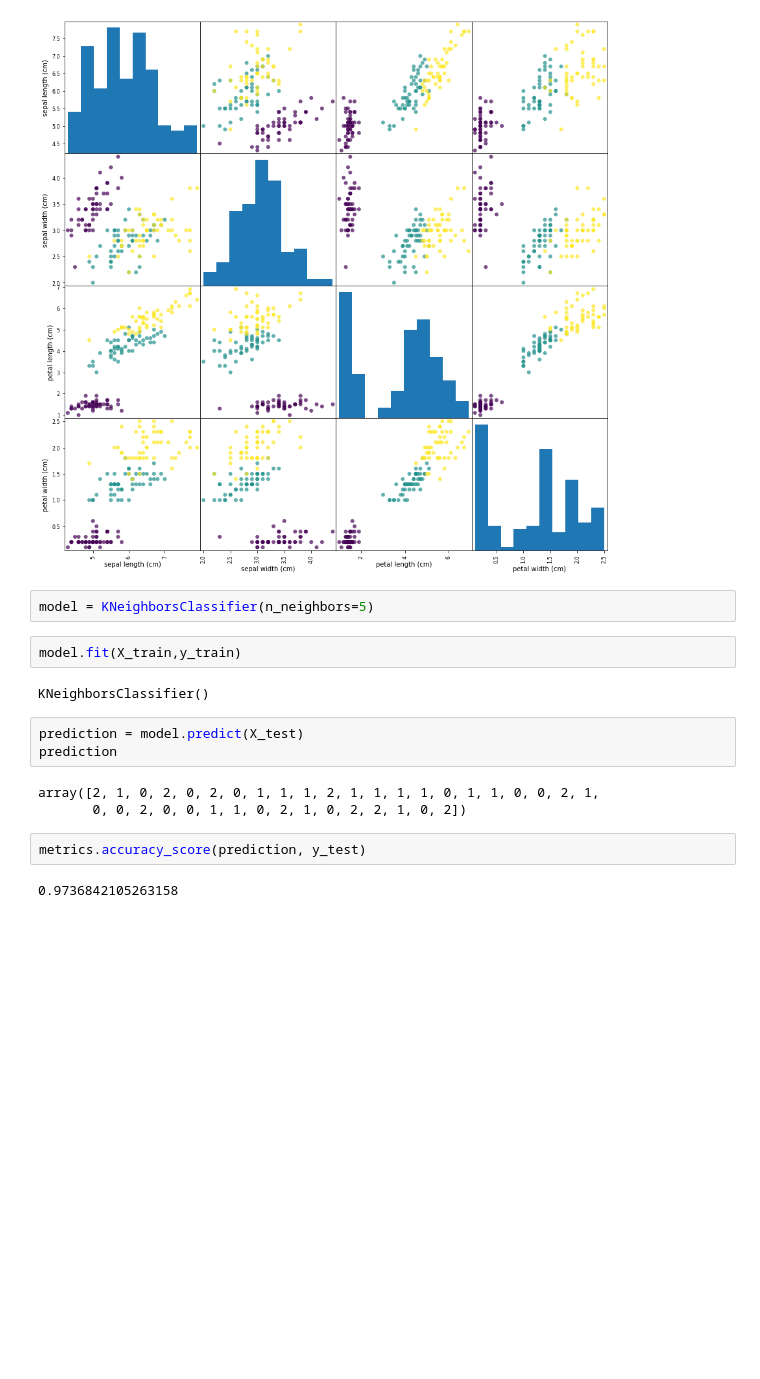
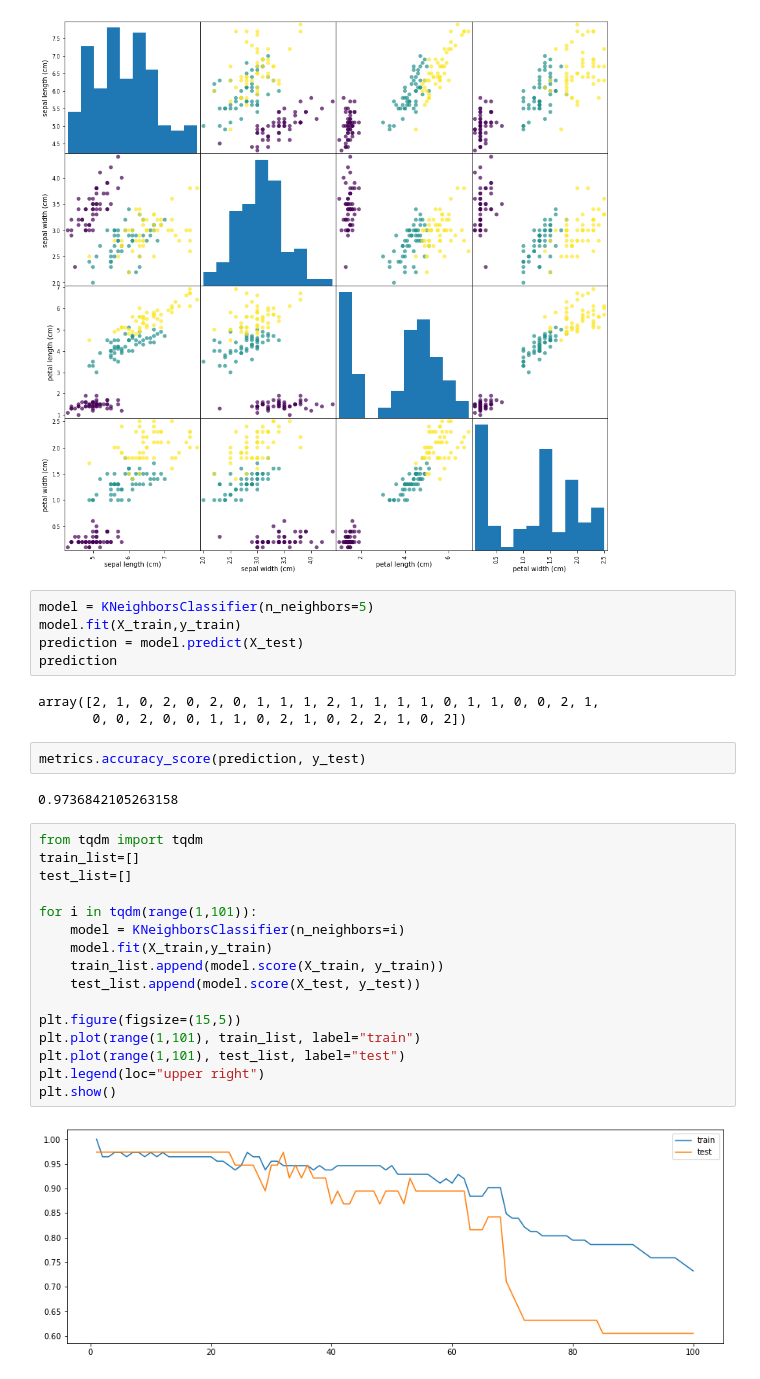
Before and after one commit to JJongSSu/Study, a Jupyter notebook: AI/3일차/로지스틱회귀.ipynb, the cells around one changed output. Saved outputs shown, nothing was run; the diff lists cells and outputs as text; blank space fills up the shorter version.

```diff
--- a/AI/3일차/로지스틱회귀.ipynb
+++ b/AI/3일차/로지스틱회귀.ipynb
@@ -356,17 +356,31 @@ array([[<AxesSubplot:xlabel='sepal length (cm)', ylabel='sepal length (cm)'>,
 [figure]
 # %%
 model = KNeighborsClassifier(n_neighbors=5)
+model.fit(X_train,y_train)
+prediction = model.predict(X_test)
+prediction
+# %% [output]
+array([2, 1, 0, 2, 0, 2, 0, 1, 1, 1, 2, 1, 1, 1, 1, 0, 1, 1, 0, 0, 2, 1,
+       0, 0, 2, 0, 0, 1, 1, 0, 2, 1, 0, 2, 2, 1, 0, 2])
-# %%
-model.fit(X_train,y_train)
-# %% [output]
-KNeighborsClassifier()
-# %%
-prediction = model.predict(X_test)
-prediction
-# %% [output]
-array([2, 1, 0, 2, 0, 2, 0, 1, 1, 1, 2, 1, 1, 1, 1, 0, 1, 1, 0, 0, 2, 1,
-       0, 0, 2, 0, 0, 1, 1, 0, 2, 1, 0, 2, 2, 1, 0, 2])
 # %%
 metrics.accuracy_score(prediction, y_test)
 # %% [output]
 0.9736842105263158
+# %%
+from tqdm import tqdm
+train_list=[]
+test_list=[]
+
+for i in tqdm(range(1,101)):
+    model = KNeighborsClassifier(n_neighbors=i)
+    model.fit(X_train,y_train)
+    train_list.append(model.score(X_train, y_train))
+    test_list.append(model.score(X_test, y_test))
+
+plt.figure(figsize=(15,5))
+plt.plot(range(1,101), train_list, label="train")
+plt.plot(range(1,101), test_list, label="test")
+plt.legend(loc="upper right")
+plt.show()
+# %% [output]
+[figure, added]
```
